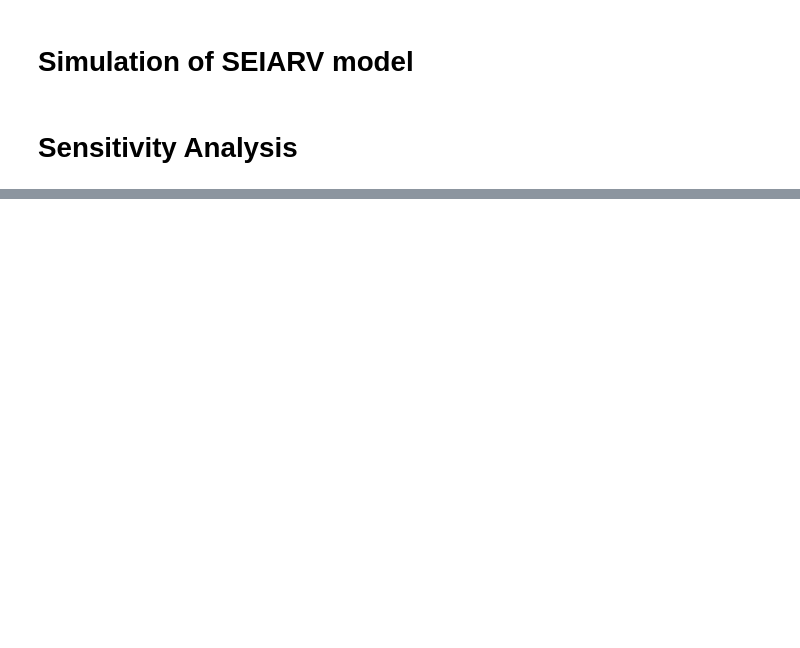
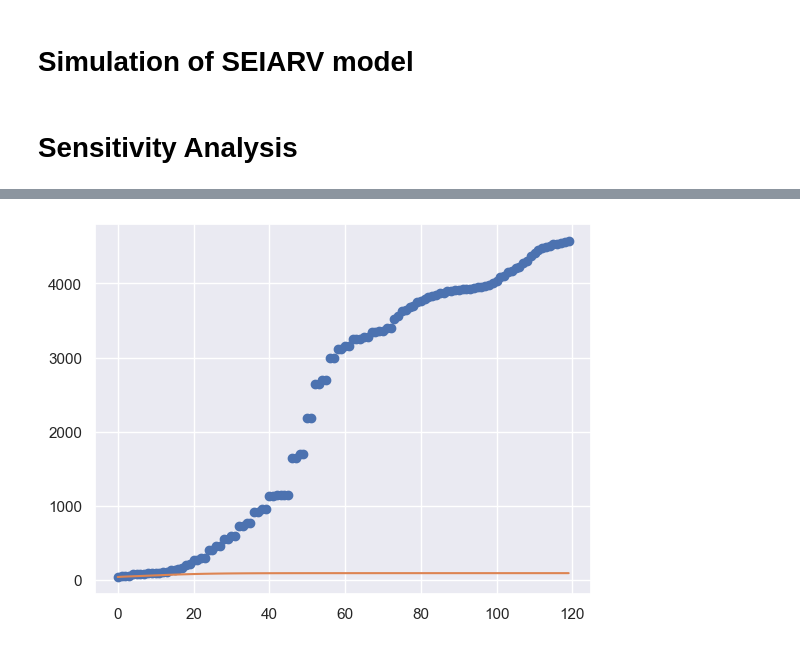
Before and after one commit to Song921012/2021Waste_Water_Project, a Jupyter notebook: wastewater_based_epidemiology202160884659.ipynb, the cells around one changed output, grey strips where cells are left out. Drawn from its saved outputs; the diff is of its cells as text; code cells hidden in the pictures; blank space fills up the shorter version.

Commit message:
Parameter Estimation

```diff
--- a/wastewater_based_epidemiology202160884659.ipynb
+++ b/wastewater_based_epidemiology202160884659.ipynb
@@ -144,0 +111,89 @@ plt.show()
+# %%
+
+from wbepi import models as md
+import numpy as np
+import matplotlib.pyplot as plt
+import seaborn as sns
+from lmfit import Parameters, minimize, report_fit
+import pandas as pd
+
+# Data import
+source_data = pd.read_csv("./Data/albany_merge_data.csv")
+Fit_data = pd.DataFrame(index=source_data.index, columns=["date", "confirmed", "newlyconfirmed",
+                                                          "water_virus"])
+Fit_data["date"] = pd.to_datetime(source_data["date"])
+Fit_data["confirmed"] = source_data["confirmed"].values
+Fit_data["newlyconfirmed"] = source_data["newlyconfirmed"].values
+Fit_data["water_virus"] = source_data["Est. concentration"].values
+
+beta = 0.4
+ca = 0.1
+cr = 0.9
+k = 5
+# initial values
+initvalue_data = {"initS": 32711, "initE": k, "initA": k, "initI": k, "initD": 38,
+                  "initR1": 0, "initR2": 0,
+                  "initW": 2}
+timepara_data = {"t0": 0, "dt": 1, "tend": int(len(Fit_data.index))}
+# Parameters
+
+para_set = Parameters()
+para_set.add("ca", value=ca, vary=False)
+para_set.add("cr", value=cr, vary=False)
+para_set.add('N', value=32711, vary=False)
+para_set.add('beta', value=beta, vary=False)  # Estimated
+para_set.add('k_E', value=0.55, vary=False)
+para_set.add('k_A', value=0.55, vary=False)
+para_set.add('sigma', value=1 / 5.8, vary=False)
+para_set.add('rho', value=0.31, vary=False)
+para_set.add('gamma_I', value=1 / 12, vary=False)
+para_set.add('gamma_A', value=1 / 10, vary=False)
+para_set.add('gamma_R', value=1 / 13, vary=False)
+para_set.add('detecting_A', value=0.3, vary=False)  # estimated
+para_set.add('detecting_I', value=0.5, vary=False)  # estimated
+para_set.add('log_p_0', value=3, vary=False)  # estimated
+para_set.add('p_E', value=0.1, vary=False)
+para_set.add('p_A', value=0.1, vary=False)
+para_set.add('p_R', value=0.1, vary=False)
+para_set.add('water_volume', value=3000, vary=False)
+para_set.add('waning_rate', value=1.44, vary=False)
+
+
+# Model solution
+def solution(initvalue, timepara, para):
+    ctrl1 = lambda t: np.power(para["cr"], t) + para["ca"]
+    para_model = md.SEIARW(ctrl=ctrl1, initS=initvalue["initS"], initE=initvalue["initE"], initA=initvalue["initA"],
+                           initI=initvalue["initI"], initD=initvalue["initD"], initR1=initvalue["initR1"],
+                           initR2=initvalue["initR2"], initW=initvalue["initW"],
+                           t0=timepara["t0"], dt=timepara["dt"], tend=timepara["tend"],
+                           N=para["N"],
+                           beta=para["beta"],
+                           k_E=para["k_E"], k_A=para["k_A"], sigma=para["sigma"], rho=para["rho"],
+                           gamma_I=para["gamma_I"], gamma_A=para["gamma_A"], gamma_R=para["gamma_R"],
+                           detecting_A=para["detecting_A"], detacting_I=para["detecting_I"],
+                           p_0=np.power(10, para["log_p_0"]), p_E=para["p_E"], p_A=para["p_A"], p_R=para["p_R"],
+                           water_volume=para["water_volume"], waning_rate=para["waning_rate"])
+    model_data = para_model.ode_sol()
+    print("basic reproduction number:", para_model.BRN())
+    return model_data
+
+
+result_data = solution(initvalue_data, timepara_data, para_set)
+
+plt.figure(2)
+sns.set_theme(style="darkgrid")
+plt.plot(Fit_data.index, Fit_data["confirmed"], "o")
+plt.plot(result_data["tspan"], result_data["solution"][:, 4])
+plt.show()
+
+plt.figure(3)
+sns.set_theme(style="darkgrid")
+plt.plot(Fit_data.index, Fit_data["newlyconfirmed"], "o")
+plt.plot(result_data["tspan"], result_data["newlyconfirmed"])
+plt.show()
+plt.figure(4)
+sns.set_theme(style="darkgrid")
+plt.plot(Fit_data.index, Fit_data["water_virus"], "o")
+plt.plot(result_data["tspan"], result_data["solution"][:, 7])
+plt.show()
+# %% [output]
@@ -144,0 +201 @@ plt.show()
+[figure, added]
```
Also changed, not shown: parts of 7 cells of this notebook, 2 other files.
